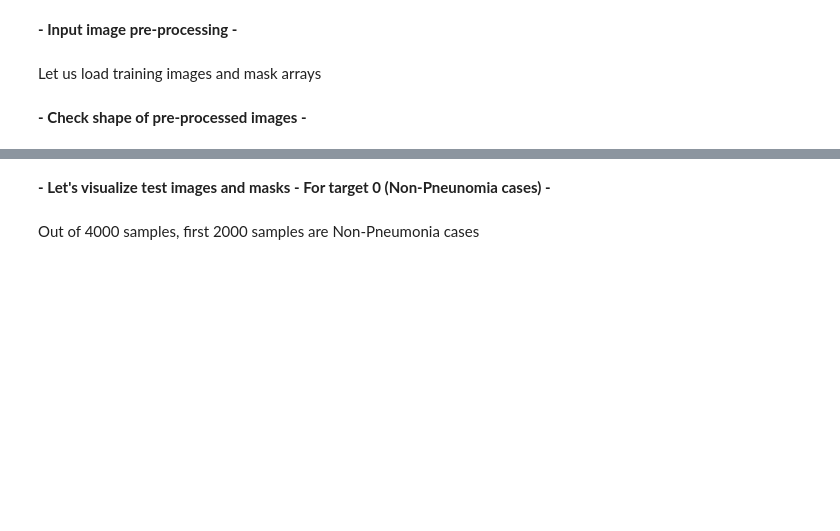
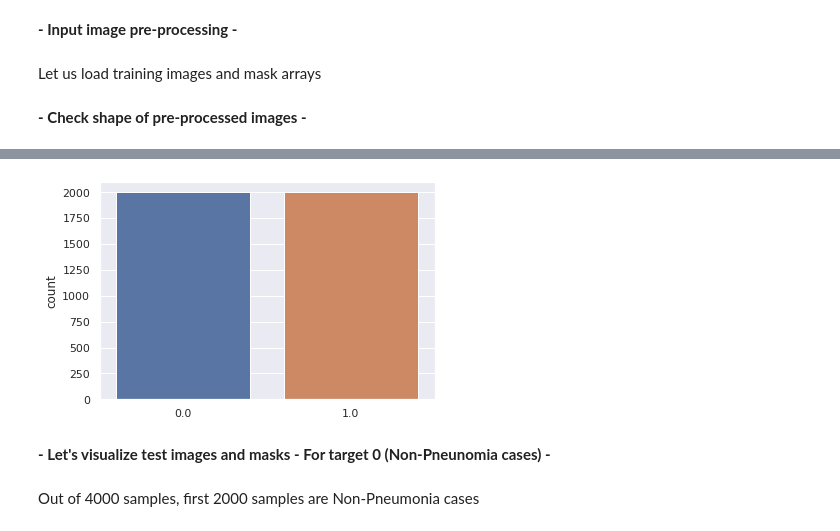
Before and after one commit to singhalgagan1/GreatLearningCapstoneProject, a Jupyter notebook: Practice/Karthik/Capstone_PneumoniaDetection_KarthikSanthanam.ipynb, the cells around one changed output, grey strips where cells are left out. Saved outputs shown, nothing was run; the diff lists cells and outputs as text; code cells hidden in the pictures; blank space fills up the shorter version.

```diff
--- a/Practice/Karthik/Capstone_PneumoniaDetection_KarthikSanthanam.ipynb
+++ b/Practice/Karthik/Capstone_PneumoniaDetection_KarthikSanthanam.ipynb
@@ -1295,3 +1302,7 @@ print ("Shape of bounding box co-ordinates array is -> ", coordinates.shape)
+# %%
+sns.countplot(training_labels);
+# %% [output]
+[figure, added]
 # %% [markdown]
 **- Let's visualize test images and masks - For target 0 (Non-Pneunomia cases) -**
 # %% [markdown]
```
Also changed, not shown: parts of 38 cells of this notebook.
